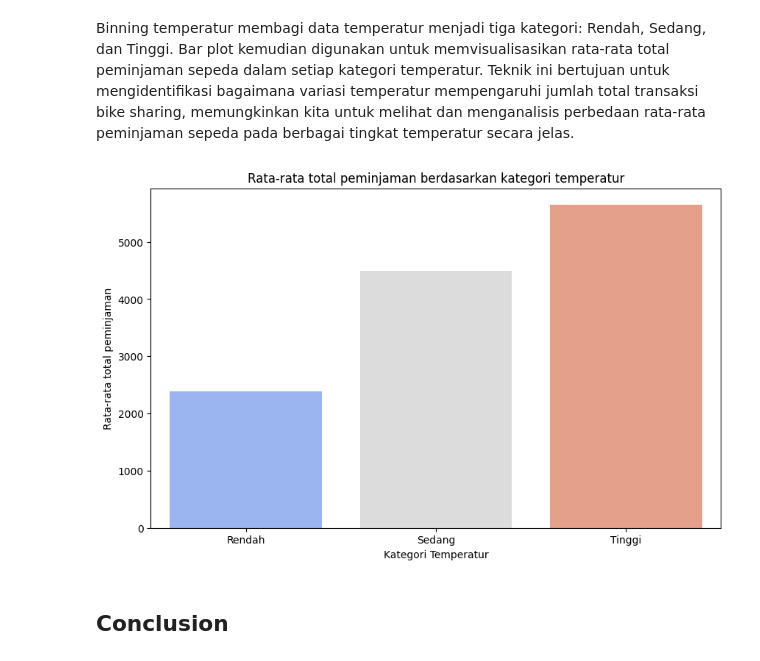
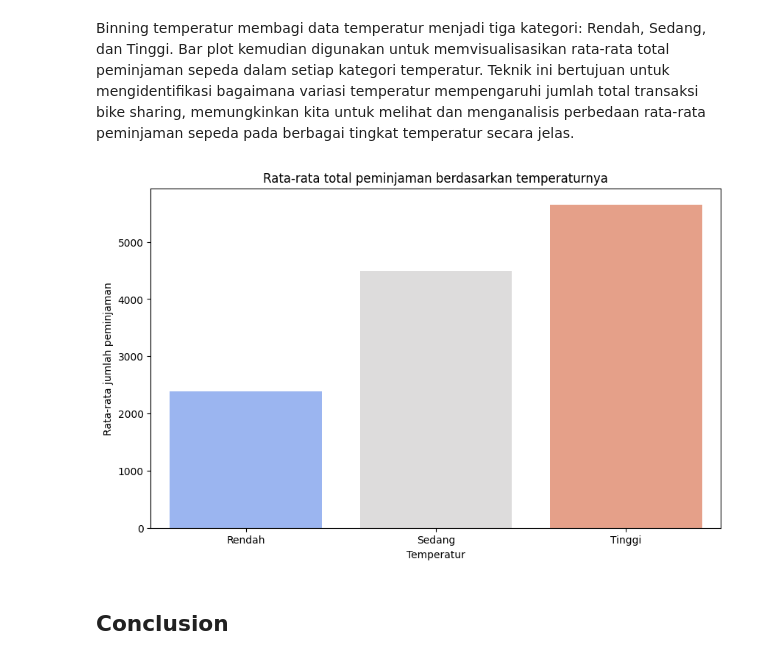
Before and after one commit to ZaneWibs/Data-Analysis-Python, a Jupyter notebook: Proyek_Analisis_Data.ipynb, the cells around one changed output. Cells and saved outputs as stored; diff of their text form; code cells hidden in the pictures.

```diff
--- a/Proyek_Analisis_Data.ipynb
+++ b/Proyek_Analisis_Data.ipynb
@@ -249,19 +249,19 @@ Binning temperatur membagi data temperatur menjadi tiga kategori: Rendah, Sedang
 # %%
 # Binning temperature
 df['temp_bin'] = pd.cut(df['temp'], bins=[0, 0.3, 0.6, 1], labels=['Rendah', 'Sedang', 'Tinggi'])
 
 # Menghitumg rata-rata total peminjaman berdasarkan kategori temperatur
 temp_analysis = df.groupby('temp_bin', observed=True)['cnt'].mean().reset_index()
 
 plt.figure(figsize=(10, 6))
 sns.barplot(x='temp_bin', y='cnt', hue='temp_bin', data=temp_analysis, palette='coolwarm', dodge=False, legend=False)
-plt.title('Rata-rata total peminjaman berdasarkan kategori temperatur')
-plt.xlabel('Kategori Temperatur')
-plt.ylabel('Rata-rata total peminjaman')
+plt.title('Rata-rata total peminjaman berdasarkan temperaturnya')
+plt.xlabel('Temperatur')
+plt.ylabel('Rata-rata jumlah peminjaman')
 plt.legend([],[], frameon=False)
 plt.show()
 # %% [output]
-[figure, old version]
+[figure, new version]
 # %% [markdown]
 ## Conclusion
 # %% [markdown]
```
Also changed, not shown: parts of 1 cell of this notebook, 1 other file.
